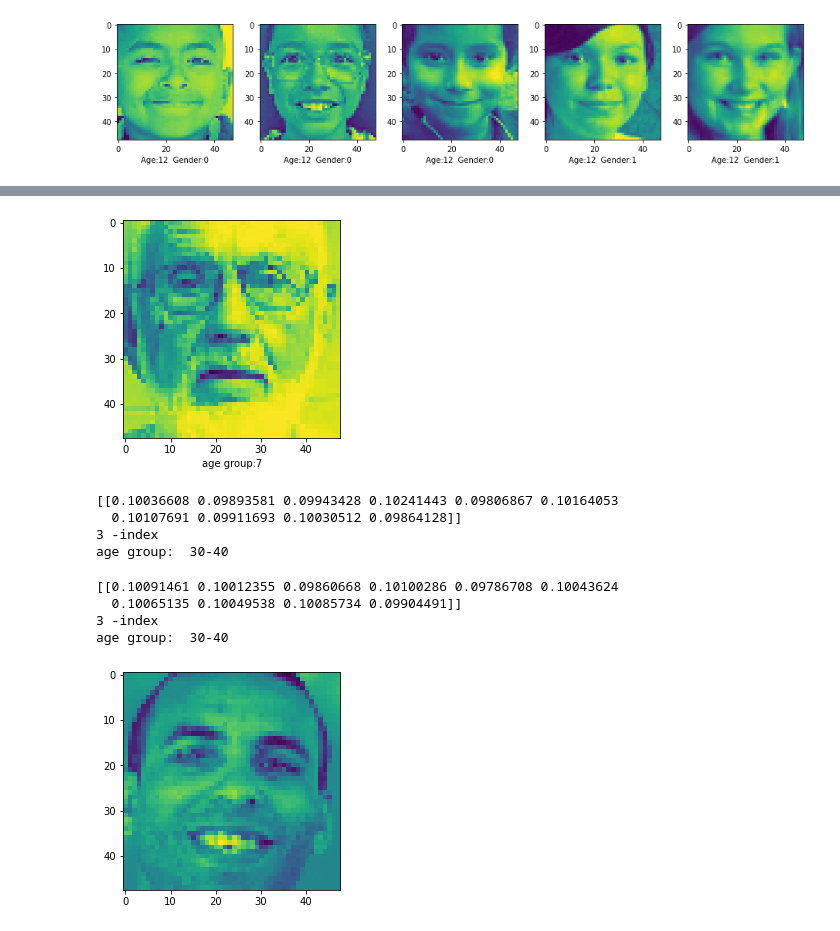
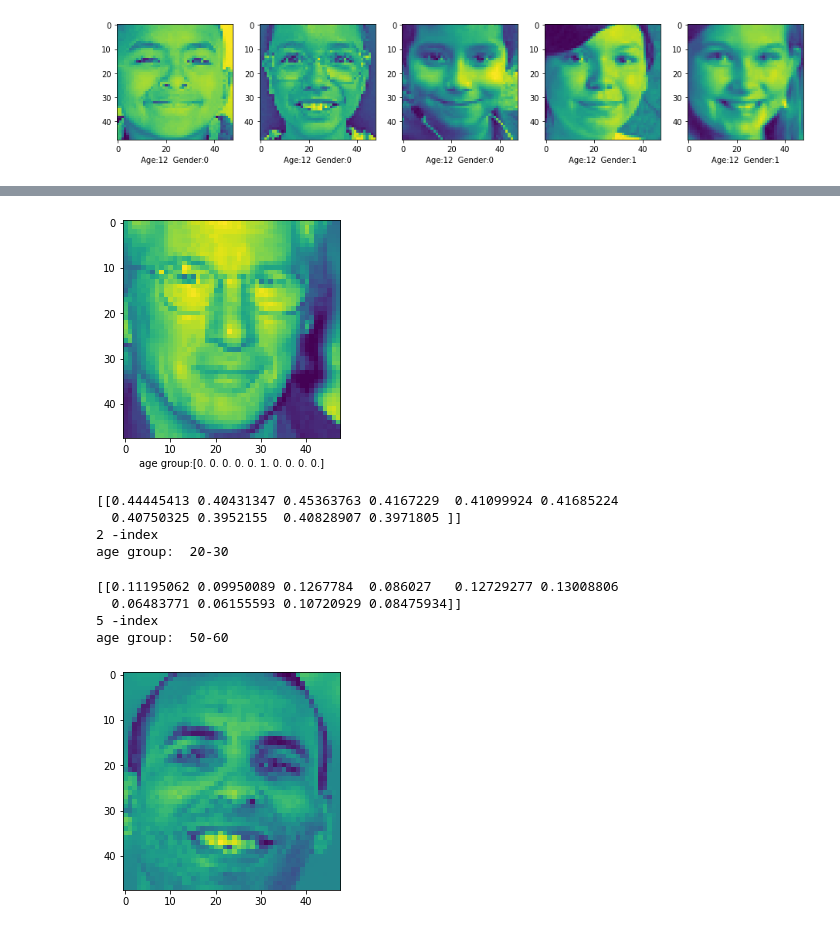
Before and after one commit to Uramud/age-and-gender-detection, a Jupyter notebook: Untitled1_Age.ipynb, the cells around one changed output, grey strips where cells are left out. Cells and saved outputs as stored; diff of their text form; code cells hidden in the pictures.

```diff
--- a/Untitled1_Age.ipynb
+++ b/Untitled1_Age.ipynb
@@ -66,12 +66,8 @@ def age_grouper(x):
         return 7
     elif x>=80 and x < 90:
         return 8
-    elif x>=90 and x < 100:
+    else:
         return 9
-    elif x>=100 and x < 110:
-        return 10
-    else:
-        return 11
 # %%
 # convert age to group, (age can be any number)
 data['age_group'] = data['age'].apply(age_grouper)
@@ -112,6 +112,6 @@ X_train, X_test, y_train, y_test = train_test_split ( X, y, test_size=0.20, rand
 # convert to category/classes of 10 ages
 
 # try with and without these lines.
-# y_train = to_categorical(y_train,num_classes=10)
-# y_test = to_categorical(y_test,num_classes=10)
+y_train = to_categorical(y_train,num_classes=10)
+y_test = to_categorical(y_test,num_classes=10)
 # %%
@@ -159,32 +182,31 @@ model1.save('untitled_age.h5')
 # %%
-# # Load model
-# from keras.preprocessing.image import img_to_array
-# import matplotlib.pyplot as plt
-# from tensorflow import keras
-# import numpy as np
-# import cv2
-# model1 = keras.models.load_model('untitled_gender.h5')
+# Load model
+from keras.preprocessing.image import img_to_array
+import matplotlib.pyplot as plt
+from tensorflow import keras
+import numpy as np
+import cv2
+model1 = keras.models.load_model('untitled_age_25.h5')
 # %%
-ii = 22
-
+ii = 10
 plt.imshow(X_test[ii])
-plt.xlabel("age group:"+ str(y_test.iloc[ii]))
+plt.xlabel("age group:"+ str(y_test[ii]))
 plt.show()
 # gender predict
 image_pixels = img_to_array(X_test[ii])
 image_pixels = np.expand_dims(image_pixels,axis=0)
 aged = model1.predict(image_pixels)
 print(aged)
 aged = np.argmax(aged)
 print(aged,'-index')
 age_group = ['0-10','10-20','20-30','30-40','40-50','50-60','60-70','70-80','80-90','90-100','>110']
 print('age group: ',age_group[aged])
 # %% [output]
-[figure, old version]
+[figure, new version]
-[[0.10036608 0.09893581 0.09943428 0.10241443 0.09806867 0.10164053
-  0.10107691 0.09911693 0.10030512 0.09864128]]
-3 -index
-age group:  30-40
+[[0.44445413 0.40431347 0.45363763 0.4167229  0.41099924 0.41685224
+  0.40750325 0.3952155  0.40828907 0.3971805 ]]
+2 -index
+age group:  20-30
 # %%
 sample_image = cv2.imread('sample_male.png')
 sample_image = cv2.cvtColor(sample_image,cv2.COLOR_BGR2GRAY)
@@ -206,8 +228,8 @@ for (x,y,w,h) in faces:
     print('age group: ',age_group[predictions])
     plt.imshow(roi_gray)
 # %% [output]
-[[0.10091461 0.10012355 0.09860668 0.10100286 0.09786708 0.10043624
-  0.10065135 0.10049538 0.10085734 0.09904491]]
-3 -index
-age group:  30-40
+[[0.11195062 0.09950089 0.1267784  0.086027   0.12729277 0.13008806
+  0.06483771 0.06155593 0.10720929 0.08475934]]
+5 -index
+age group:  50-60
 [figure]
```
Also changed, not shown: parts of 8 cells of this notebook, 9 other files.
